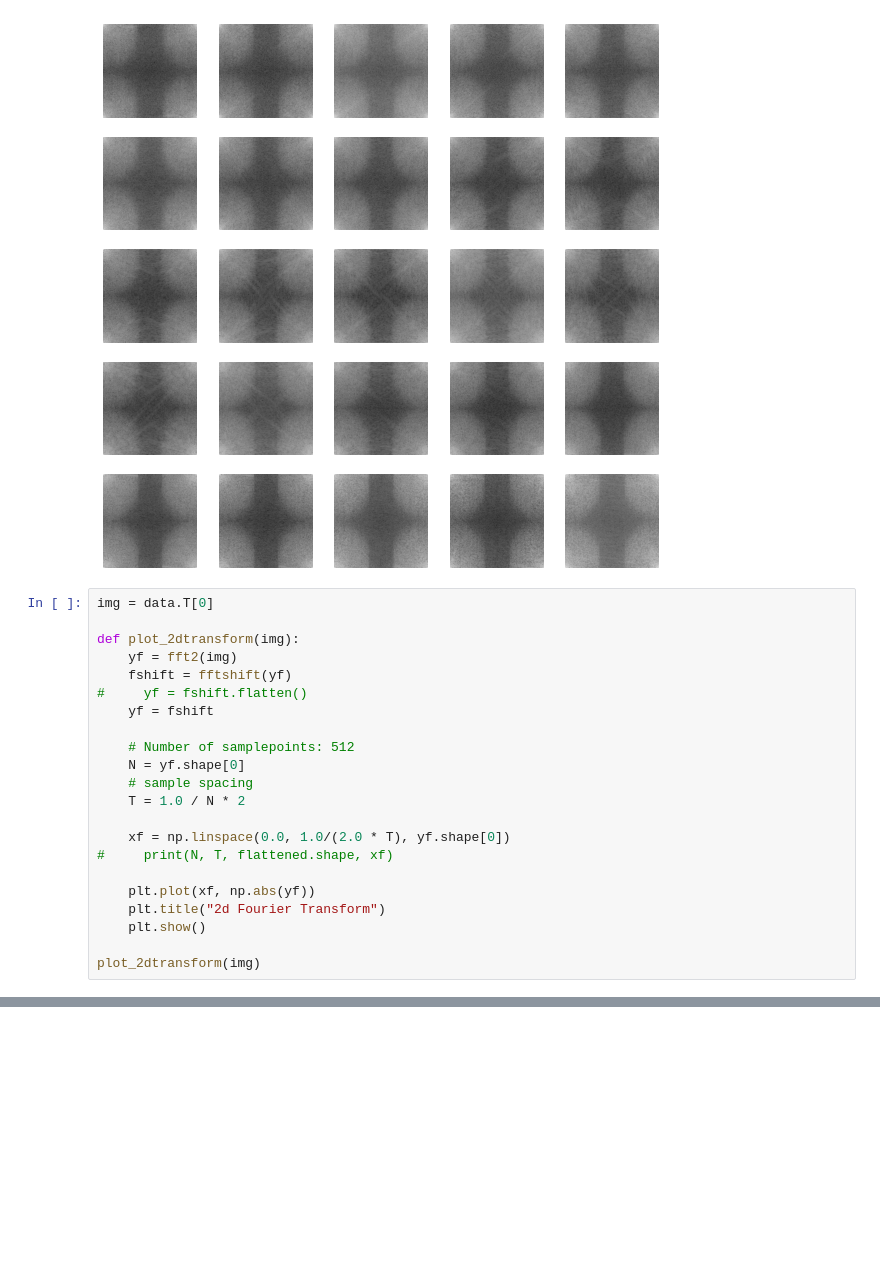
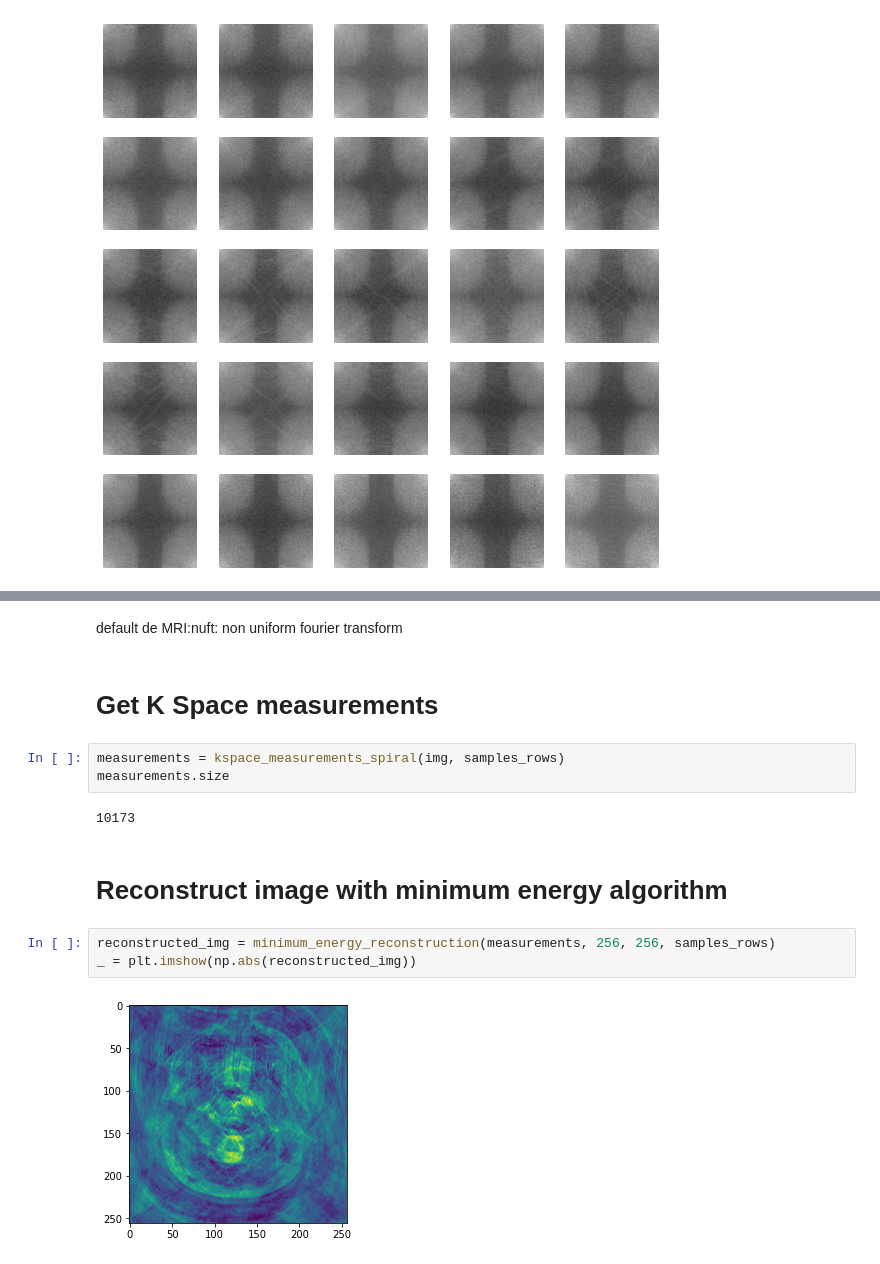
Before and after one commit to gabrielziegler3/CoDePPI, a Jupyter notebook: demos/get-distances.ipynb, the cells around one changed output, grey strips where cells are left out. Drawn from its saved outputs; the diff is of its cells as text; blank space fills up the shorter version.

```diff
--- a/demos/get-distances.ipynb
+++ b/demos/get-distances.ipynb
@@ -85,25 +70,3 @@ plot_batch(transformed_imgs)
 # %% [output]
 [figure]
 [figure]
-# %%
-img = data.T[0]
-
-def plot_2dtransform(img):
-    yf = fft2(img)
-    fshift = fftshift(yf)
-#     yf = fshift.flatten()
-    yf = fshift
-
-    # Number of samplepoints: 512
-    N = yf.shape[0]
-    # sample spacing
-    T = 1.0 / N * 2
-
-    xf = np.linspace(0.0, 1.0/(2.0 * T), yf.shape[0])
-#     print(N, T, flattened.shape, xf)
-
-    plt.plot(xf, np.abs(yf))
-    plt.title("2d Fourier Transform")
-    plt.show()
-
-plot_2dtransform(img)
@@ -161,0 +83,16 @@ Matrix after NFFT operation:
+# %% [markdown]
+default de MRI:nuft: non uniform fourier transform
+# %% [markdown]
+# Get K Space measurements
+# %%
+measurements = kspace_measurements_spiral(img, samples_rows)
+measurements.size
+# %% [output]
+10173
+# %% [markdown]
+# Reconstruct image with minimum energy algorithm
+# %%
+reconstructed_img = minimum_energy_reconstruction(measurements, 256, 256, samples_rows)
+_ = plt.imshow(np.abs(reconstructed_img))
+# %% [output]
+[figure, added]
```
Also changed, not shown: parts of 16 cells of this notebook, 2 other files.
